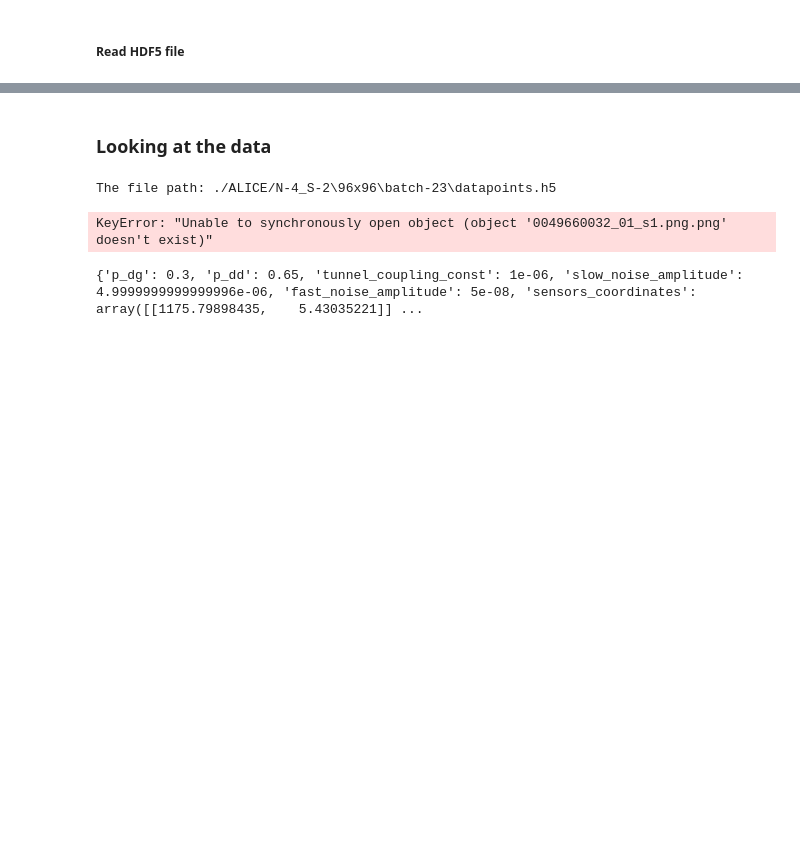
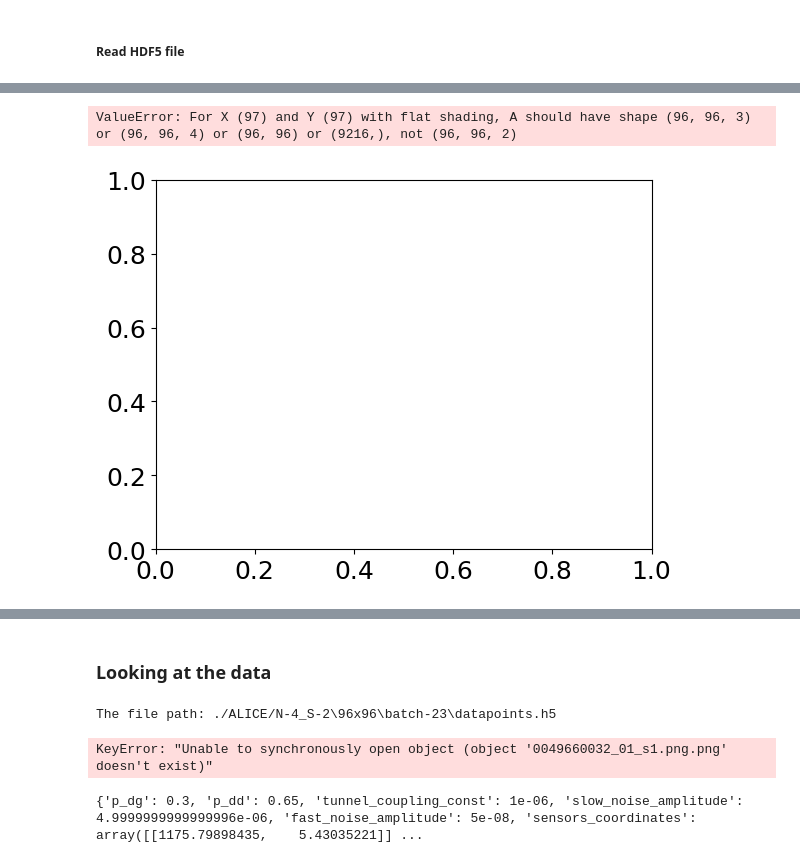
Before and after one commit to KREFT-QS-13/learning-QDs-parameters, a Jupyter notebook: example.ipynb, the cells around one changed output, grey strips where cells are left out. Saved outputs shown, nothing was run; the diff lists cells and outputs as text; code cells hidden in the pictures; blank space fills up the shorter version.

```diff
--- a/example.ipynb
+++ b/example.ipynb
@@ -126,3 +129,9 @@ Attributes for group '/':
+# %%
+plt.pcolormesh(csd_gradient[0,:,:])
+plt.show()
+# %% [output]
+ValueError: For X (97) and Y (97) with flat shading, A should have shape (96, 96, 3) or (96, 96, 4) or (96, 96) or (9216,), not (96, 96, 2)
+[figure, added]
 # %%
 print("SYSTEM CONFIGURATION")
 print(f"Config tuple: {config_tuple}")
```
Also changed, not shown: parts of 23 cells of this notebook, 5 other files.
